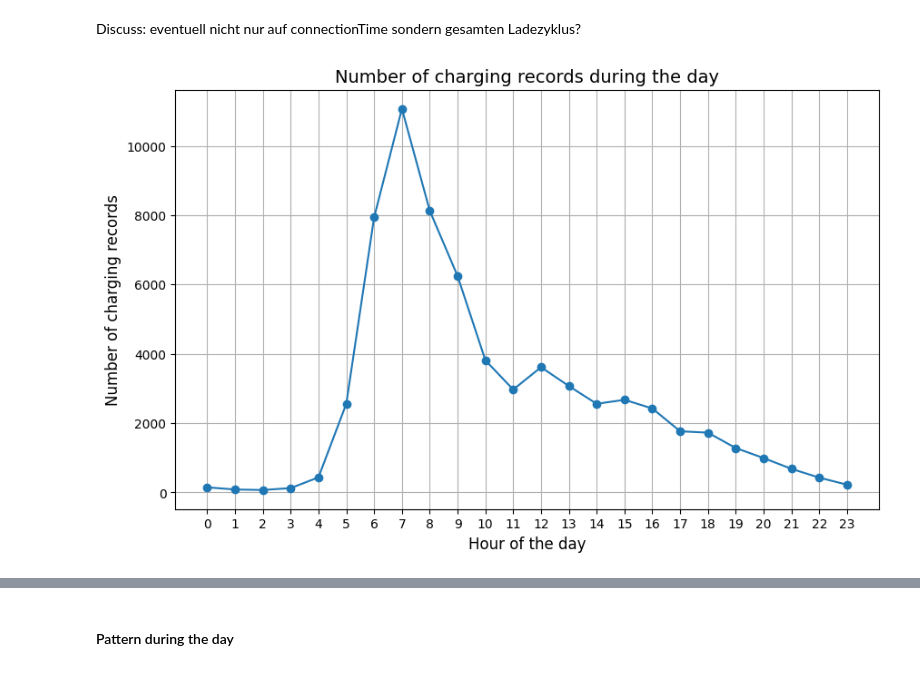
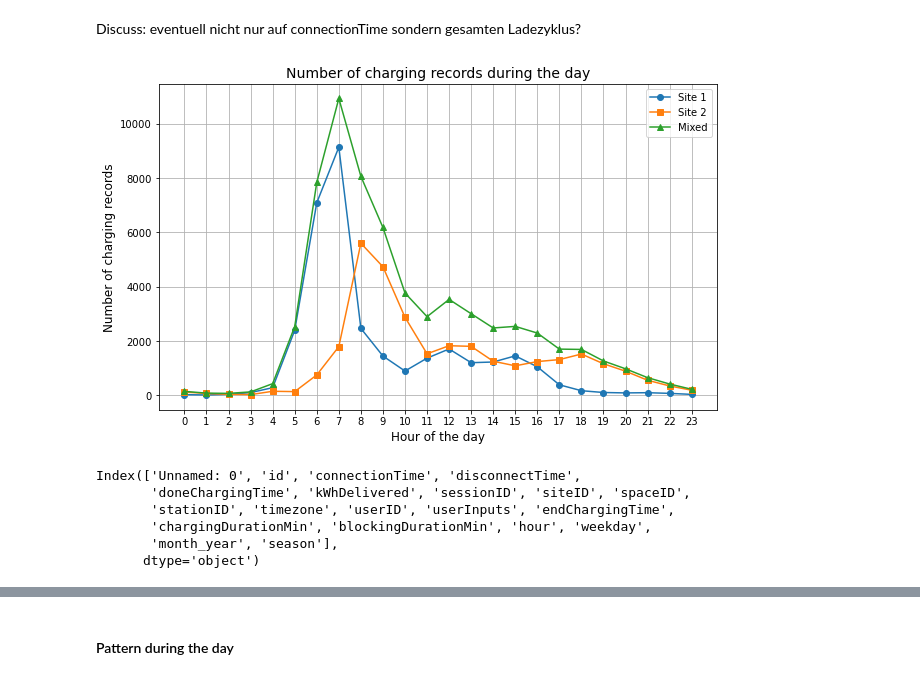
Before and after one commit to nsterz/AA_2024-group-3, a Jupyter notebook: code_dataexplo/descriptiveAnalytics.ipynb, the cells around one changed output, grey strips where cells are left out. Drawn from its saved outputs; the diff is of its cells as text; code cells hidden in the pictures.

```diff
--- a/code_dataexplo/descriptiveAnalytics.ipynb
+++ b/code_dataexplo/descriptiveAnalytics.ipynb
@@ -17,15 +27,36 @@ Discuss: eventuell nicht nur auf connectionTime sondern gesamten Ladezyklus?
+# %%
+data_charge["hour"] = data_charge["connectionTime"].dt.hour
+charging_by_hour_one = data_charge[data_charge["siteID"] == 1]["hour"].value_counts().sort_index()
+charging_by_hour_two = data_charge[data_charge["siteID"] == 2]["hour"].value_counts().sort_index()
+charging_by_hour_mixed = data_charge["hour"].value_counts().sort_index()
+
+hours_list = [i for i in range(0, 24)]
+
+plt.figure(figsize=(10, 6))
+plt.plot(hours_list, charging_by_hour_one, label="Site 1", marker="o")
+plt.plot(hours_list, charging_by_hour_two, label="Site 2", marker="s")
+plt.plot(hours_list, charging_by_hour_mixed, label="Mixed", marker="^")
+
+plt.title("Number of charging records during the day", fontsize=14)
+plt.xlabel("Hour of the day", fontsize=12)
+plt.xticks(range(0, 24))
+plt.ylabel("Number of charging records", fontsize=12)
+plt.legend()
+plt.grid(True)
+plt.show()
+# %% [output]
+[figure, added]
 # %%
-data_charge["hour"] = data_charge["connectionTime"].dt.hour
-charging_by_hour = data_charge["hour"].value_counts().sort_index()
+# # Backup
+# charging_by_hour = data_charge["hour"].value_counts().sort_index()
+# charging_by_hour_2 = charging_by_hour+2000
 
-# Plot
-plt.figure(figsize=(10, 6))
-plt.plot(charging_by_hour.index, charging_by_hour.values, marker="o")
-plt.title("Number of charging records during the day", fontsize=14)
-plt.xlabel("Hour of the day", fontsize=12)
-plt.ylabel("Number of charging records", fontsize=12)
-plt.grid(True)
-plt.xticks(range(0, 24))
-plt.show()
+# # Plot
+# plt.figure(figsize=(10, 6))
+# plt.plot(charging_by_hour.index, charging_by_hour.values, charging_by_hour_2.values, marker="o")
+# plt.title("Number of charging records during the day", fontsize=14)
+# plt.xlabel("Hour of the day", fontsize=12)
+# plt.ylabel("Number of charging records", fontsize=12)
+# plt.grid(True)
+# plt.xticks(range(0, 24))
+# plt.show()
-# %% [output]
-[figure, removed]
@@ -33,0 +63,9 @@ plt.show()
+# %%
+data_charge.columns
+# %% [output]
+Index(['Unnamed: 0', 'id', 'connectionTime', 'disconnectTime',
+       'doneChargingTime', 'kWhDelivered', 'sessionID', 'siteID', 'spaceID',
+       'stationID', 'timezone', 'userID', 'userInputs', 'endChargingTime',
+       'chargingDurationMin', 'blockingDurationMin', 'hour', 'weekday',
+       'month_year', 'season'],
+      dtype='object')
```
Also changed, not shown: parts of 8 cells of this notebook.
